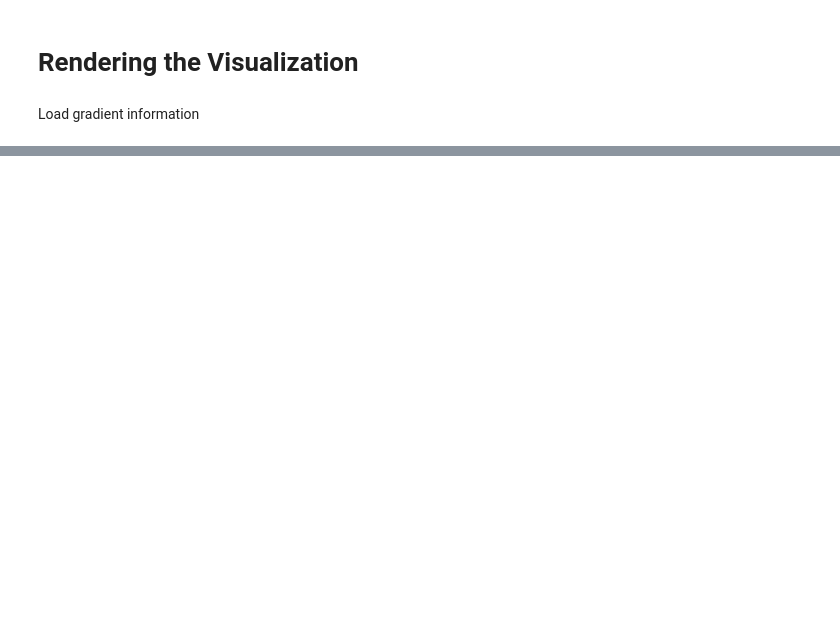
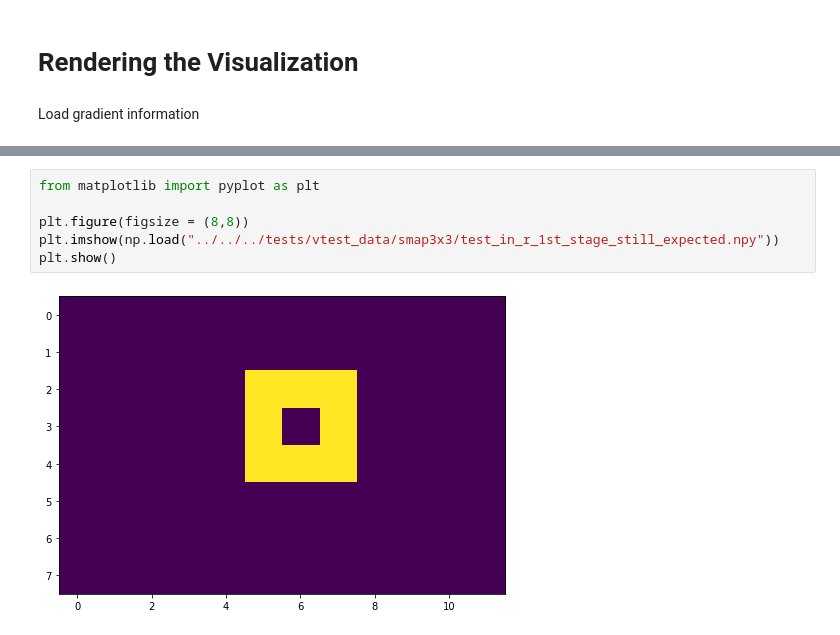
Before and after one commit to thienannguyen-cv/SMap, a Jupyter notebook: tools/testing/vtest/vtest_tutorial.ipynb, the cells around one changed output, grey strips where cells are left out. Drawn from its saved outputs; the diff is of its cells as text; blank space fills up the shorter version.

Commit message:
Complete vtest doc and more.

```diff
--- a/tools/testing/vtest/vtest.ipynb
+++ b/tools/testing/vtest/vtest_tutorial.ipynb
@@ -1079,3 +1079,11 @@ display(ui)
 # %% [output]
 [interactive output not drawn]
 VBox(children=(ToggleButton(value=False, button_style='info', description='Expand Sankey Diagram', tooltip='Cl…
+# %%
+from matplotlib import pyplot as plt
+
+plt.figure(figsize = (8,8))
+plt.imshow(np.load("../../../tests/vtest_data/smap3x3/test_in_r_1st_stage_still_expected.npy"))
+plt.show()
+# %% [output]
+[figure, added]
```
Also changed, not shown: parts of 5 cells of this notebook, 27 other files.
